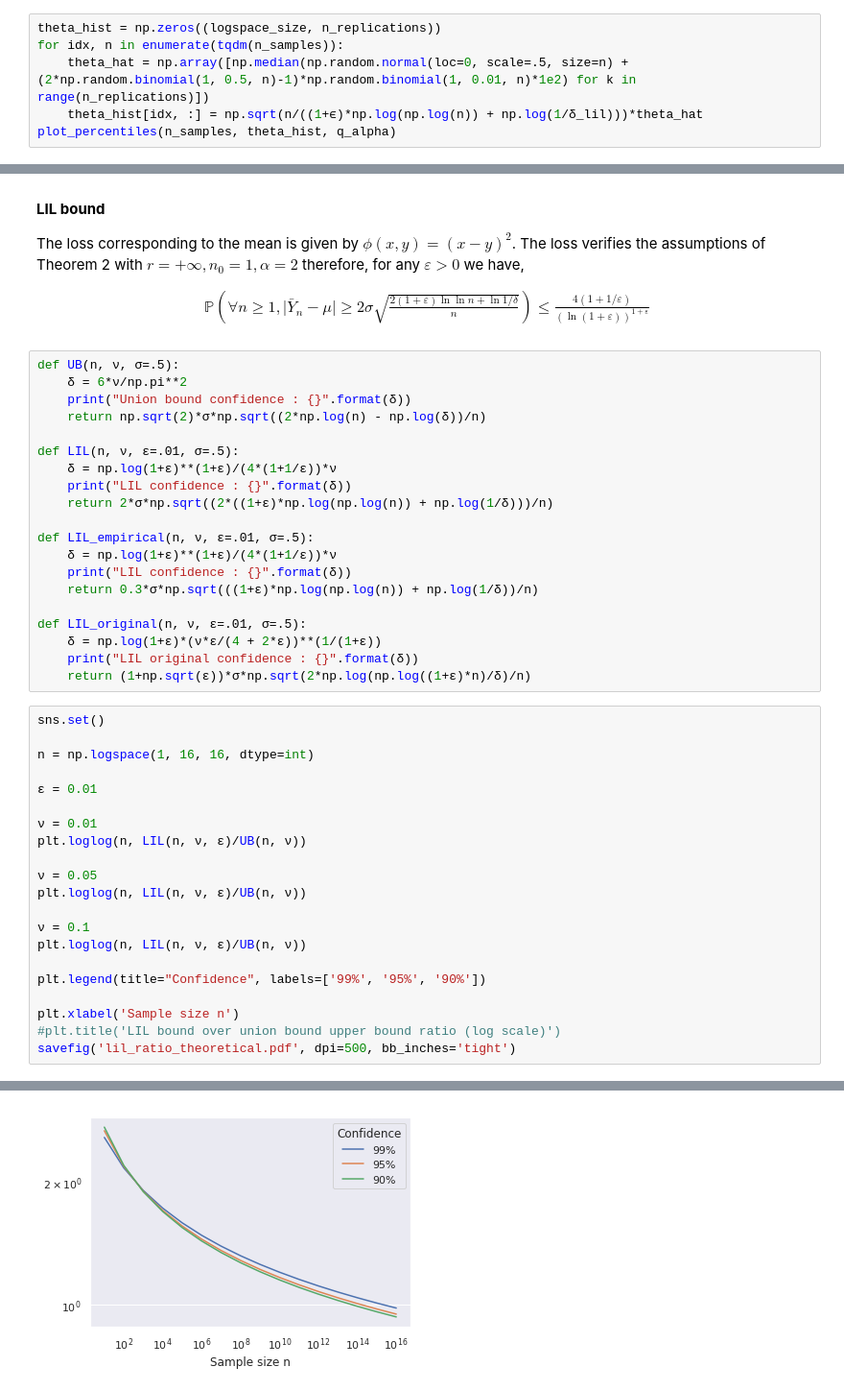
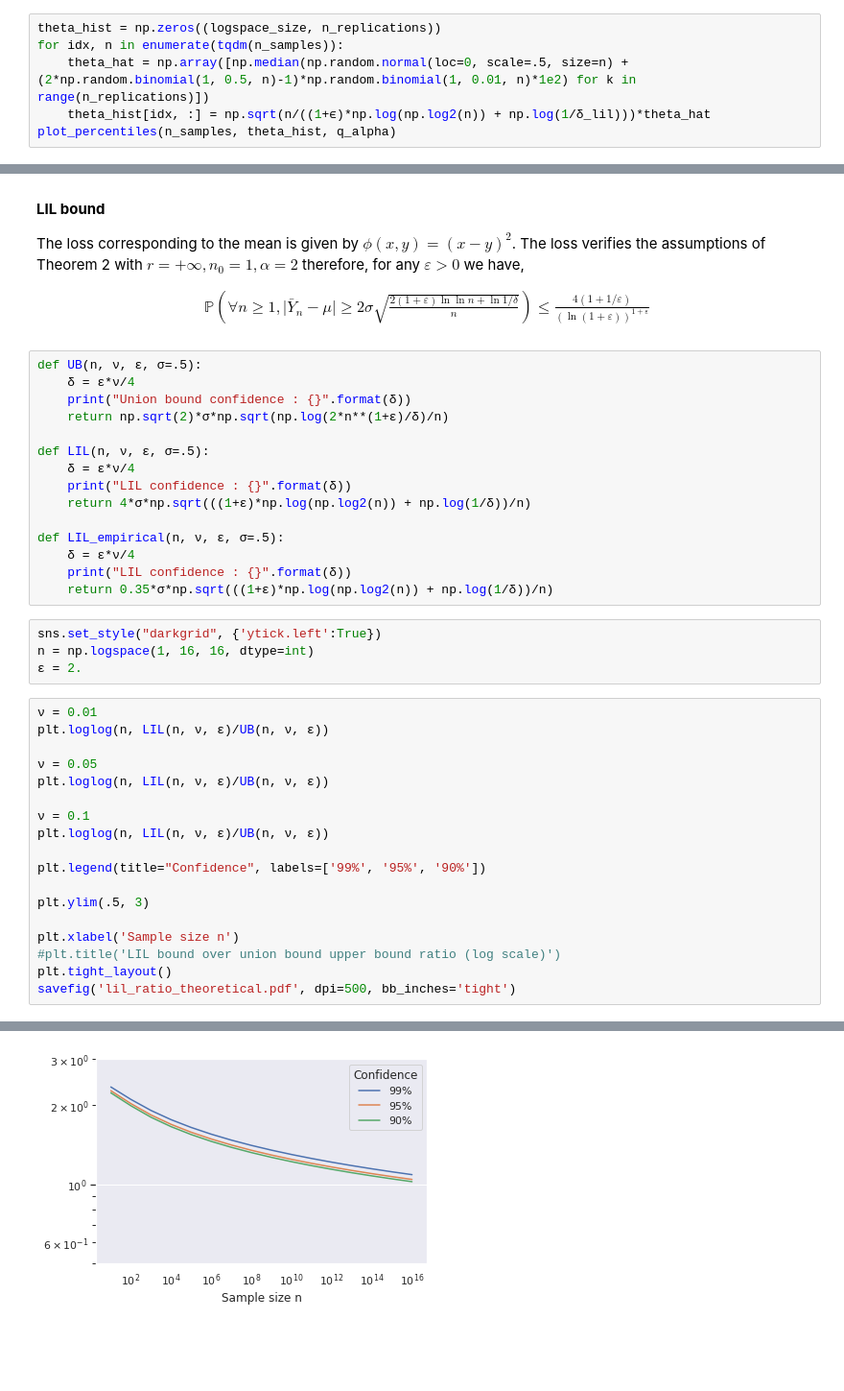
Before and after one commit to NicolasSchreuder/Robust_lilUCB, a Jupyter notebook: NumExp.ipynb, the cells around one changed output, grey strips where cells are left out. Shown at 96% size. Saved outputs shown, nothing was run; the diff lists cells and outputs as text; blank space fills up the shorter version.

```diff
--- a/NumExp.ipynb
+++ b/NumExp.ipynb
@@ -122,6 +129,6 @@ plot_percentiles(n_samples, theta_hist, q_alpha)
 theta_hist = np.zeros((logspace_size, n_replications))
 for idx, n in enumerate(tqdm(n_samples)):
     theta_hat = np.array([np.median(np.random.normal(loc=0, scale=.5, size=n) + (2*np.random.binomial(1, 0.5, n)-1)*np.random.binomial(1, 0.01, n)*1e2) for k in range(n_replications)])
-    theta_hist[idx, :] = np.sqrt(n/((1+ϵ)*np.log(np.log(n)) + np.log(1/δ_lil)))*theta_hat
+    theta_hist[idx, :] = np.sqrt(n/((1+ϵ)*np.log(np.log2(n)) + np.log(1/δ_lil)))*theta_hat
 plot_percentiles(n_samples, theta_hist, q_alpha)
 # %% [output]
@@ -518,44 +526,40 @@ The loss corresponding to the mean is given by $\phi(x, y) = (x-y)^2$. The loss
 \mathbb{P}\left( \forall n \geq 1, \lvert \bar{Y}_n - \mu \rvert \geq 2 \sigma \sqrt{\frac{2(1+\varepsilon)\ln \ln n + \ln 1/\delta}{n}} \right) \leq \frac{4(1+1/\varepsilon)}{(\ln(1+\varepsilon))^{1+\varepsilon}}
 \end{align}
 # %%
-def UB(n, ν, σ=.5):
-    δ = 6*ν/np.pi**2
+def UB(n, ν, ɛ, σ=.5):
+    δ = ɛ*ν/4
     print("Union bound confidence : {}".format(δ))
-    return np.sqrt(2)*σ*np.sqrt((2*np.log(n) - np.log(δ))/n)
+    return np.sqrt(2)*σ*np.sqrt(np.log(2*n**(1+ɛ)/δ)/n)
 
-def LIL(n, ν, ɛ=.01, σ=.5):
-    δ = np.log(1+ɛ)**(1+ɛ)/(4*(1+1/ɛ))*ν
+def LIL(n, ν, ɛ, σ=.5):
+    δ = ɛ*ν/4
     print("LIL confidence : {}".format(δ))
-    return 2*σ*np.sqrt((2*((1+ɛ)*np.log(np.log(n)) + np.log(1/δ)))/n)
+    return 4*σ*np.sqrt(((1+ɛ)*np.log(np.log2(n)) + np.log(1/δ))/n)
 
-def LIL_empirical(n, ν, ɛ=.01, σ=.5):
-    δ = np.log(1+ɛ)**(1+ɛ)/(4*(1+1/ɛ))*ν
+def LIL_empirical(n, ν, ɛ, σ=.5):
+    δ = ɛ*ν/4
     print("LIL confidence : {}".format(δ))
-    return 0.3*σ*np.sqrt(((1+ɛ)*np.log(np.log(n)) + np.log(1/δ))/n)
-
-def LIL_original(n, ν, ɛ=.01, σ=.5):
-    δ = np.log(1+ɛ)*(ν*ɛ/(4 + 2*ɛ))**(1/(1+ɛ))
-    print("LIL original confidence : {}".format(δ))
-    return (1+np.sqrt(ɛ))*σ*np.sqrt(2*np.log(np.log((1+ɛ)*n)/δ)/n)
+    return 0.35*σ*np.sqrt(((1+ɛ)*np.log(np.log2(n)) + np.log(1/δ))/n)
+# %%
+sns.set_style("darkgrid", {'ytick.left':True})
+n = np.logspace(1, 16, 16, dtype=int)
+ɛ = 2.
 # %%
-sns.set()
-
-n = np.logspace(1, 16, 16, dtype=int)
-
-ɛ = 0.01
-
 ν = 0.01
-plt.loglog(n, LIL(n, ν, ɛ)/UB(n, ν))
+plt.loglog(n, LIL(n, ν, ɛ)/UB(n, ν, ɛ))
 
 ν = 0.05
-plt.loglog(n, LIL(n, ν, ɛ)/UB(n, ν))
+plt.loglog(n, LIL(n, ν, ɛ)/UB(n, ν, ɛ))
 
 ν = 0.1
-plt.loglog(n, LIL(n, ν, ɛ)/UB(n, ν))
+plt.loglog(n, LIL(n, ν, ɛ)/UB(n, ν, ɛ))
 
 plt.legend(title="Confidence", labels=['99%', '95%', '90%'])
 
+plt.ylim(.5, 3)
+
 plt.xlabel('Sample size n')
 #plt.title('LIL bound over union bound upper bound ratio (log scale)')
+plt.tight_layout()
 savefig('lil_ratio_theoretical.pdf', dpi=500, bb_inches='tight')
 # %% [output]
@@ -568,2 +572,2 @@ Union bound confidence : 0.06079271018540268
-[figure, old version]
+[figure, new version]
 # %%
```
Also changed, not shown: parts of 17 cells of this notebook, 55 other files.
